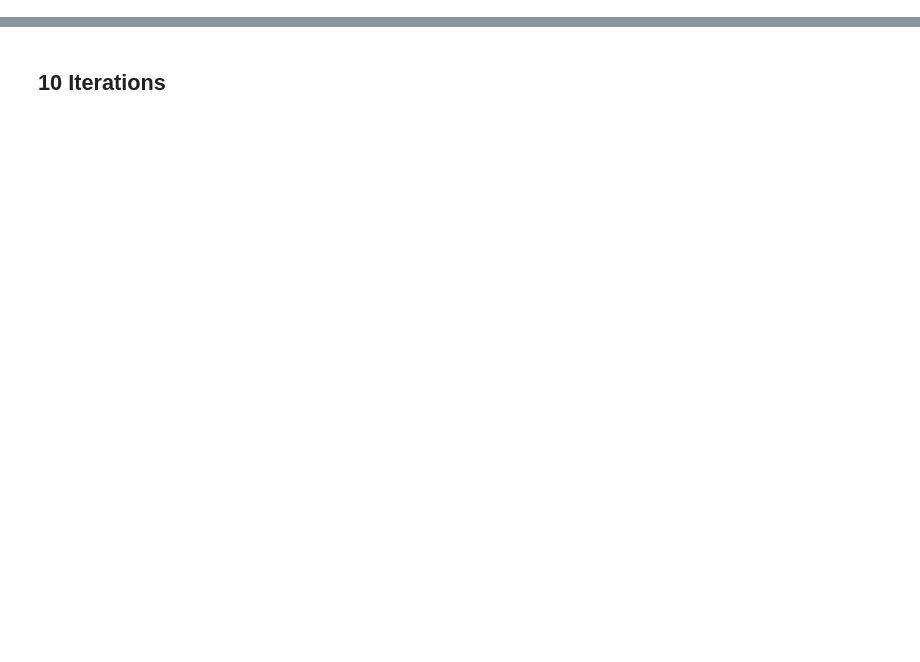
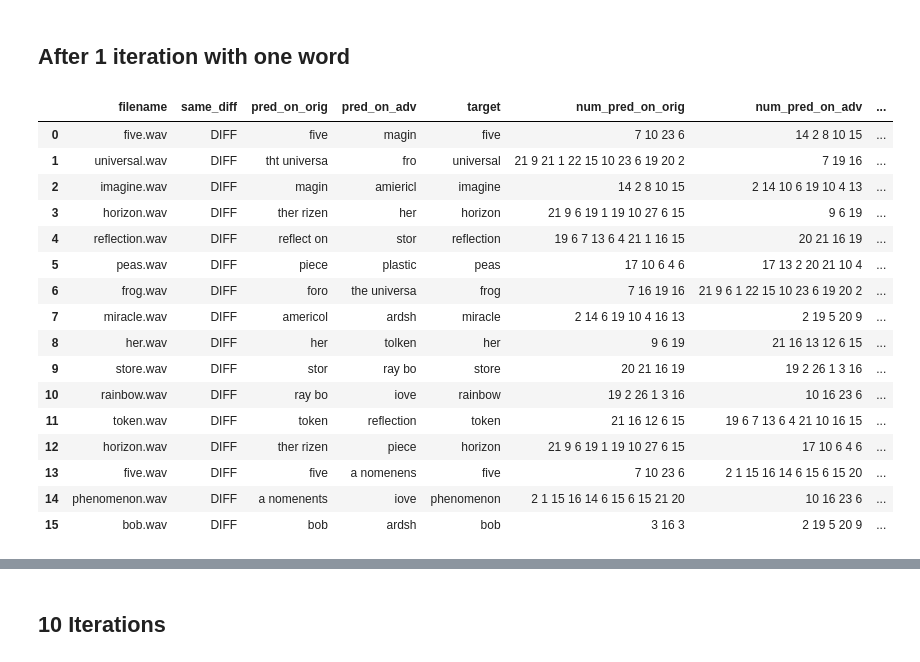
Before and after one commit to daniter-cu/AdversarialSpeech, a Jupyter notebook: speech-to-text-wavenet/Comparing multiple iterations.ipynb, the cells around one changed output, grey strips where cells are left out. Cells and saved outputs as stored; diff of their text form; code cells hidden in the pictures; blank space fills up the shorter version.

```diff
--- a/speech-to-text-wavenet/Comparing multiple iterations.ipynb
+++ b/speech-to-text-wavenet/Comparing multiple iterations.ipynb
@@ -57,0 +5,26 @@ test_vs_pred5_file = "preds_vs_labels_iters.tsv"
+# %% [markdown]
+## After 1 iteration with one word
+# %%
+# using test-iters.py with 1 iteration
+test_vs_pred_file1 = "one_word/preds_vs_labels_iters1.tsv"
+tp1 = pd.read_table(test_vs_pred_file1)
+# %%
+tp1[tp1["same_diff"] == 'DIFF']
+# %% [output]
+|  | filename | same_diff | pred_on_orig | pred_on_adv | target | num_pred_on_orig | num_pred_on_adv | ... |
+| 0 | five.wav | DIFF | five | magin | five | 7 10 23 6 | 14 2 8 10 15 | ... |
+| 1 | universal.wav | DIFF | tht universa | fro | universal | 21 9 21 1 22 15 10 23 6 19 20 2 | 7 19 16 | ... |
+| 2 | imagine.wav | DIFF | magin | amiericl | imagine | 14 2 8 10 15 | 2 14 10 6 19 10 4 13 | ... |
+| 3 | horizon.wav | DIFF | ther rizen | her | horizon | 21 9 6 19 1 19 10 27 6 15 | 9 6 19 | ... |
+| 4 | reflection.wav | DIFF | reflect on | stor | reflection | 19 6 7 13 6 4 21 1 16 15 | 20 21 16 19 | ... |
+| 5 | peas.wav | DIFF | piece | plastic | peas | 17 10 6 4 6 | 17 13 2 20 21 10 4 | ... |
+| 6 | frog.wav | DIFF | foro | the universa | frog | 7 16 19 16 | 21 9 6 1 22 15 10 23 6 19 20 2 | ... |
+| 7 | miracle.wav | DIFF | americol | ardsh | miracle | 2 14 6 19 10 4 16 13 | 2 19 5 20 9 | ... |
+| 8 | her.wav | DIFF | her | tolken | her | 9 6 19 | 21 16 13 12 6 15 | ... |
+| 9 | store.wav | DIFF | stor | ray bo | store | 20 21 16 19 | 19 2 26 1 3 16 | ... |
+| 10 | rainbow.wav | DIFF | ray bo | iove | rainbow | 19 2 26 1 3 16 | 10 16 23 6 | ... |
+| 11 | token.wav | DIFF | token | reflection | token | 21 16 12 6 15 | 19 6 7 13 6 4 21 10 16 15 | ... |
+| 12 | horizon.wav | DIFF | ther rizen | piece | horizon | 21 9 6 19 1 19 10 27 6 15 | 17 10 6 4 6 | ... |
+| 13 | five.wav | DIFF | five | a nomenens | five | 7 10 23 6 | 2 1 15 16 14 6 15 6 15 20 | ... |
+| 14 | phenomenon.wav | DIFF | a nomenents | iove | phenomenon | 2 1 15 16 14 6 15 6 15 21 20 | 10 16 23 6 | ... |
+| 15 | bob.wav | DIFF | bob | ardsh | bob | 3 16 3 | 2 19 5 20 9 | ... |
```
Also changed, not shown: parts of 37 cells of this notebook, 40 other files.
